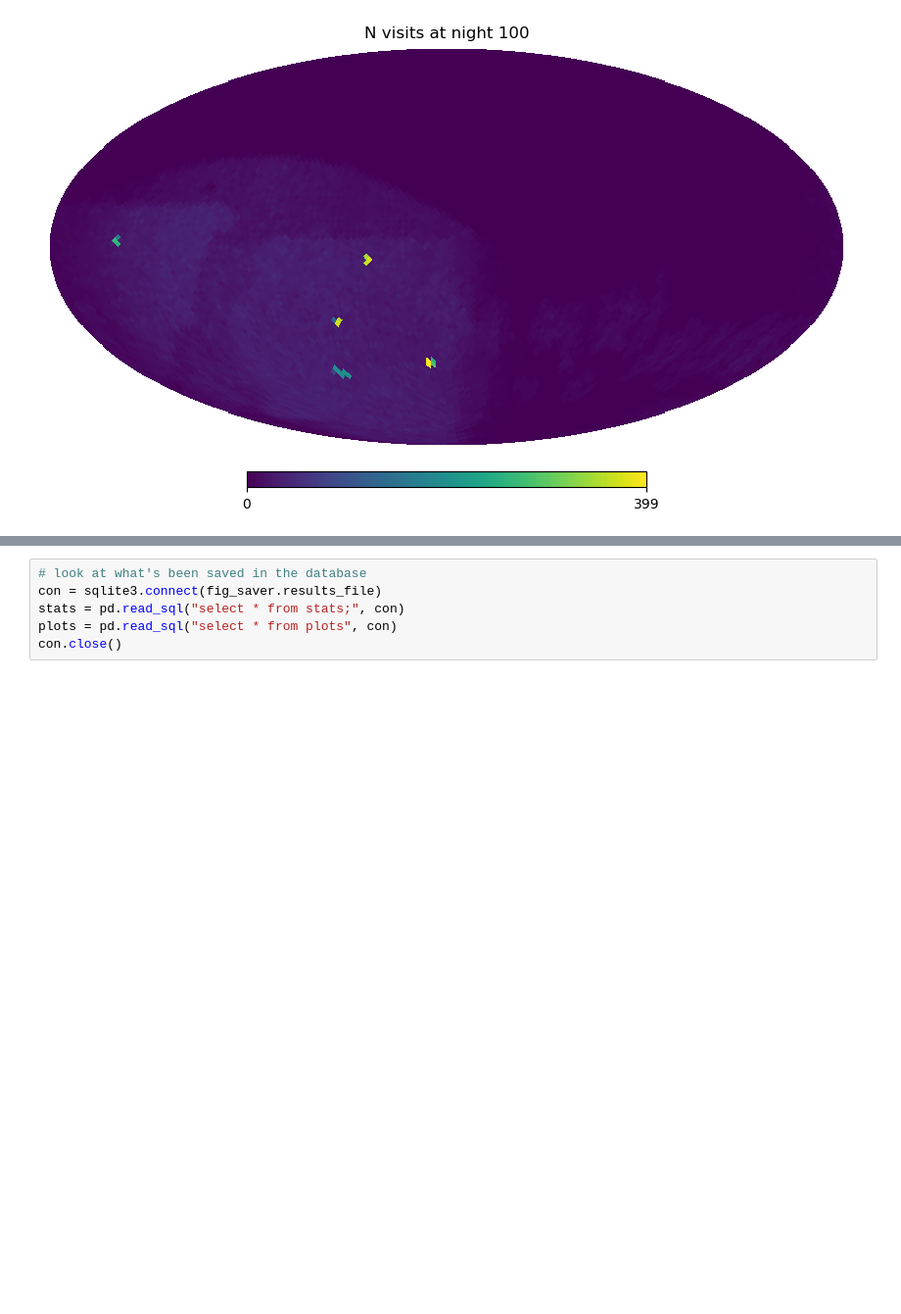
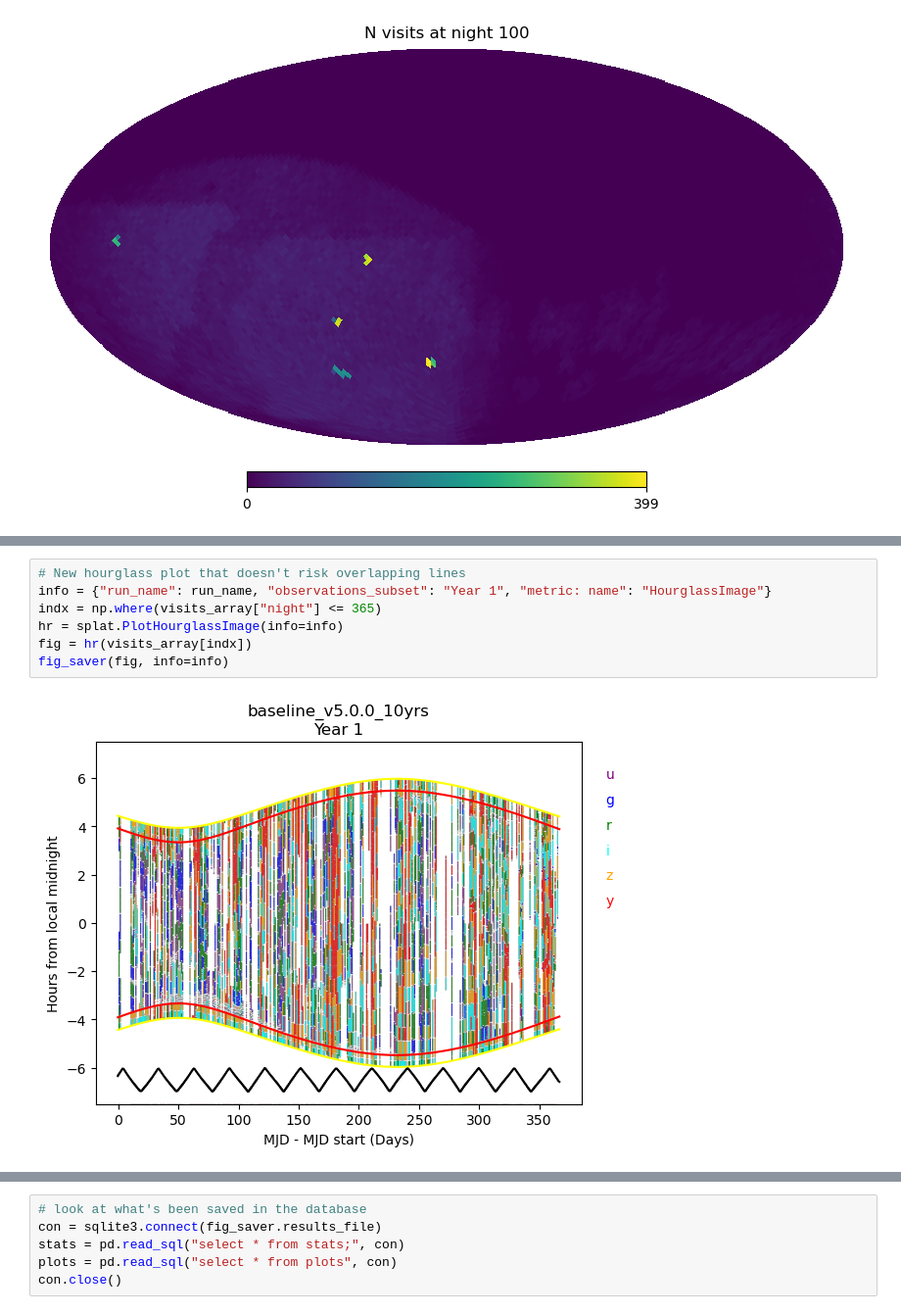
Before and after one commit to lsst/rubin_sim_notebooks, a Jupyter notebook: splat/splat_basics.ipynb, the cells around one changed output, grey strips where cells are left out. Shown at 98% size. Saved outputs shown, nothing was run; the diff lists cells and outputs as text; blank space fills up the shorter version.

```diff
--- a/splat/splat_basics.ipynb
+++ b/splat/splat_basics.ipynb
@@ -354,6 +421,15 @@ fig = hr(visits_array[indx])
 fig_saver(fig, info=info)
 # %% [output]
 [figure]
+# %%
+# New hourglass plot that doesn't risk overlapping lines
+info = {"run_name": run_name, "observations_subset": "Year 1", "metric: name": "HourglassImage"}
+indx = np.where(visits_array["night"] <= 365)
+hr = splat.PlotHourglassImage(info=info)
+fig = hr(visits_array[indx])
+fig_saver(fig, info=info)
+# %% [output]
+[figure, added]
 # %%
 # Check out the directory FigSaver dumped things into
 !ls maf_figs
```
Also changed, not shown: parts of 25 cells of this notebook.
